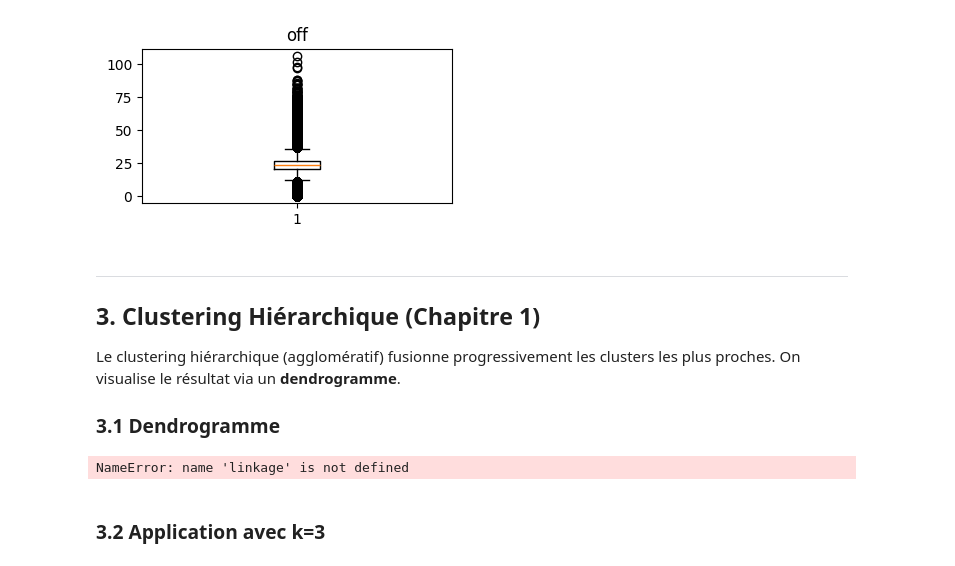
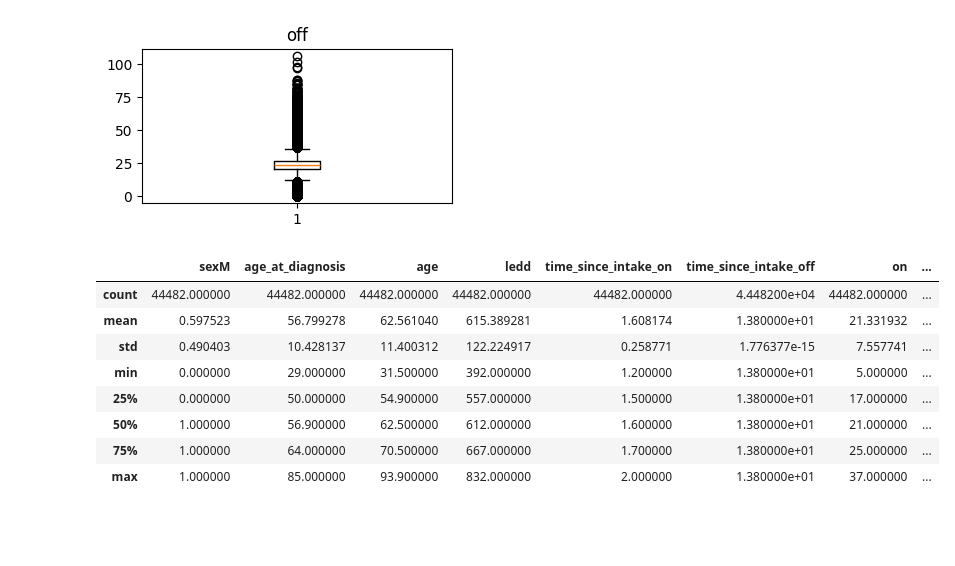
Before and after one commit to 237Fresnel/challengeIFIE2, a Jupyter notebook: Exercice1_Tutoriel_Iris.ipynb, the cells around one changed output. Cells and saved outputs as stored; diff of their text form; code cells hidden in the pictures; blank space fills up the shorter version.

```diff
--- a/Exercice1_Tutoriel_Iris.ipynb
+++ b/Exercice1_Tutoriel_Iris.ipynb
@@ -316,42 +329,26 @@ for col in num_cols:
 [figure]
 [figure]
 # %%
-Q1 = X_train[num_cols].quantile(0.25)
-Q3 = X_train[num_cols].quantile(0.75)
+# Gestion des valeurs aberrantes (winsorization)
+Q1 = X_tr[num_cols].quantile(0.25)
+Q3 = X_tr[num_cols].quantile(0.75)
 IQR = Q3 - Q1
 
 lower = Q1 - 1.5 * IQR
 upper = Q3 + 1.5 * IQR
 
 # Capping sur train et test avec les mêmes bornes
-X_train[num_cols2] = X_train[num_cols2].clip(lower=lower, upper=upper, axis=1)
-X_test[num_cols2]  = X_test[num_cols2].clip(lower=lower, upper=upper, axis=1)
+X_tr[num_cols] = X_tr[num_cols].clip(lower=lower, upper=upper, axis=1)
+X_ts[num_cols] = X_ts[num_cols].clip(lower=lower, upper=upper, axis=1)
 
-X_train[num_cols2].describe()
+X_tr[num_cols].describe()
+# %% [output]
+|  | sexM | age_at_diagnosis | age | ledd | time_since_intake_on | time_since_intake_off | on | ... |
+| count | 44482.000000 | 44482.000000 | 44482.000000 | 44482.000000 | 44482.000000 | 4.448200e+04 | 44482.000000 | ... |
+| mean | 0.597523 | 56.799278 | 62.561040 | 615.389281 | 1.608174 | 1.380000e+01 | 21.331932 | ... |
+| std | 0.490403 | 10.428137 | 11.400312 | 122.224917 | 0.258771 | 1.776377e-15 | 7.557741 | ... |
+| min | 0.000000 | 29.000000 | 31.500000 | 392.000000 | 1.200000 | 1.380000e+01 | 5.000000 | ... |
+| 25% | 0.000000 | 50.000000 | 54.900000 | 557.000000 | 1.500000 | 1.380000e+01 | 17.000000 | ... |
+| 50% | 1.000000 | 56.900000 | 62.500000 | 612.000000 | 1.600000 | 1.380000e+01 | 21.000000 | ... |
+| 75% | 1.000000 | 64.000000 | 70.500000 | 667.000000 | 1.700000 | 1.380000e+01 | 25.000000 | ... |
+| max | 1.000000 | 85.000000 | 93.900000 | 832.000000 | 2.000000 | 1.380000e+01 | 37.000000 | ... |
-# %% [markdown]
----
-
-## 3. Clustering Hiérarchique (Chapitre 1)
-
-Le clustering hiérarchique (agglomératif) fusionne progressivement les clusters les plus proches. On visualise le résultat via un **dendrogramme**.
-
-### 3.1 Dendrogramme
-# %%
-# Calcul du linkage (liaison complète)
-Z = linkage(X_scaled, method='ward')
-
-plt.figure(figsize=(14, 6))
-dendrogram(Z, truncate_mode='lastp', p=30, leaf_rotation=45, leaf_font_size=10)
-plt.title("Dendrogramme — Clustering Hiérarchique (Ward)", fontsize=14)
-plt.xlabel("Échantillons")
-plt.ylabel("Distance")
-plt.axhline(y=9, color='red', linestyle='--', label='Coupure suggérée (k=3)')
-plt.legend()
-plt.tight_layout()
-plt.savefig('dendrogram.png', dpi=100, bbox_inches='tight')
-plt.show()
-print("👆 La ligne rouge indique où 'couper' pour obtenir 3 clusters.")
-# %% [output]
-NameError: name 'linkage' is not defined
-# %% [markdown]
-### 3.2 Application avec k=3
```
Also changed, not shown: parts of 32 cells of this notebook.
